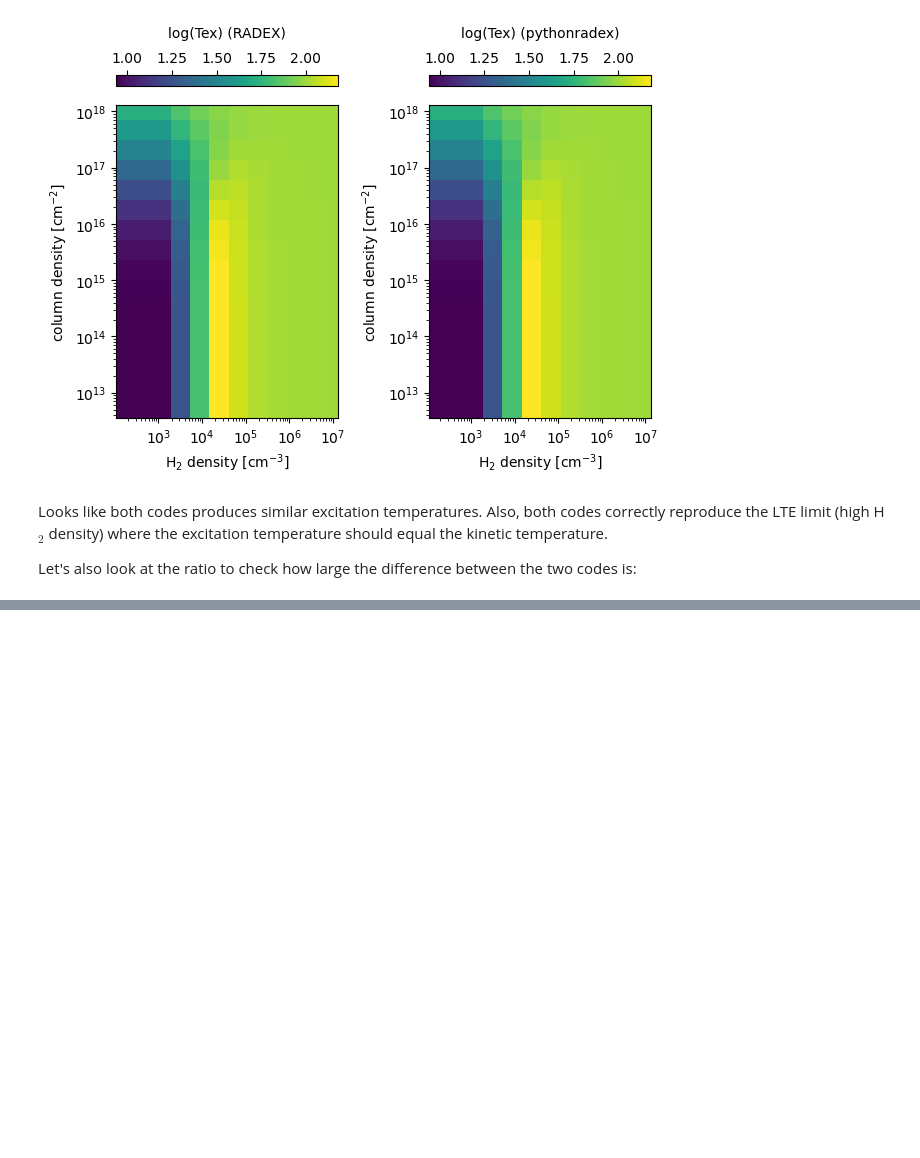
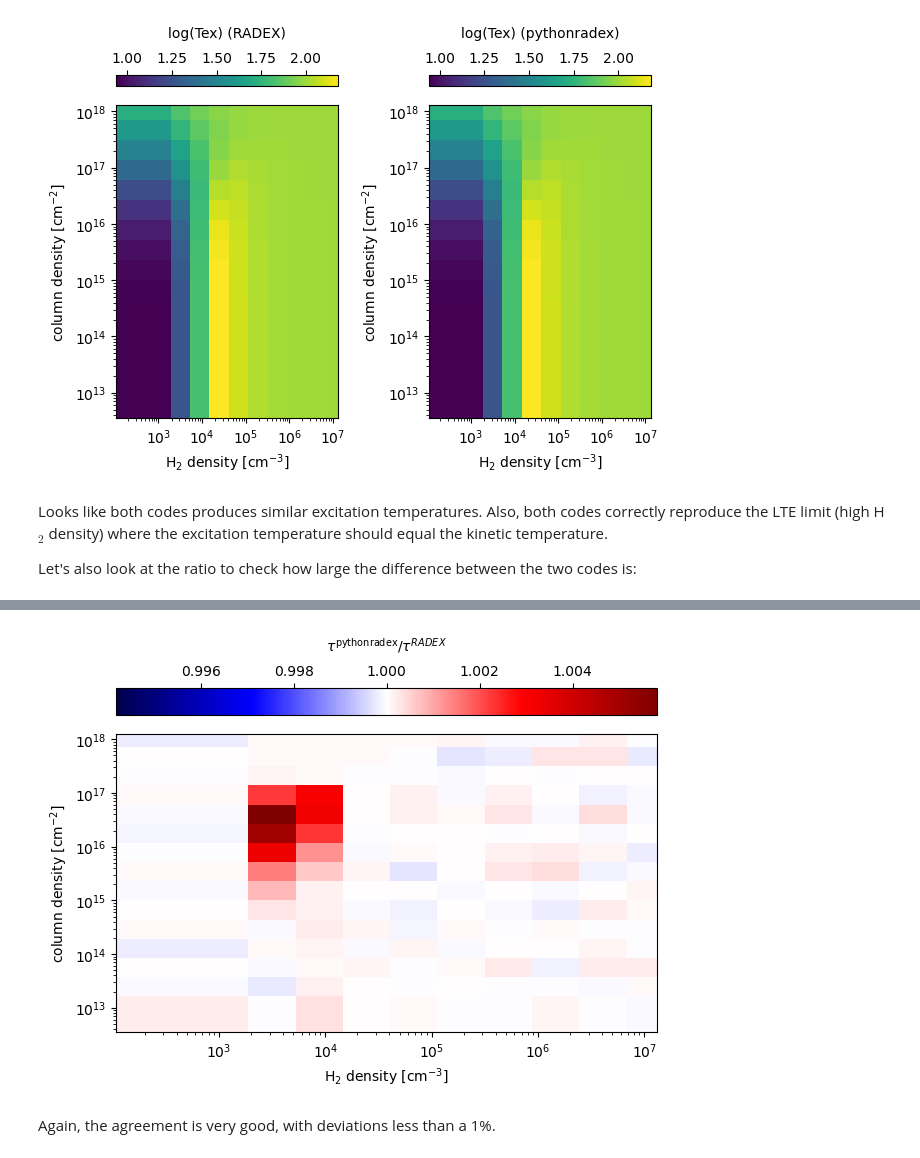
Before and after one commit to gica3618/pythonradex, a Jupyter notebook: docs/notebooks/benchmark_vs_RADEX.ipynb, the cells around one changed output, grey strips where cells are left out. Cells and saved outputs as stored; diff of their text form; code cells hidden in the pictures; blank space fills up the shorter version.

```diff
--- a/docs/notebooks/benchmark_vs_RADEX.ipynb
+++ b/docs/notebooks/benchmark_vs_RADEX.ipynb
@@ -276,0 +291,7 @@ The agreement is extremely good, wich deviations less than 1%.
+# %%
+plot_ratio(ratio=tau["pythonradex"]/tau["RADEX"],
+           label=r"$\tau^\mathrm{pythonradex}/\tau^{RADEX}$")
+# %% [output]
+[figure, added]
+# %% [markdown]
+Again, the agreement is very good, with deviations less than a 1%.
```
Also changed, not shown: parts of 8 cells of this notebook, 1 other file.
